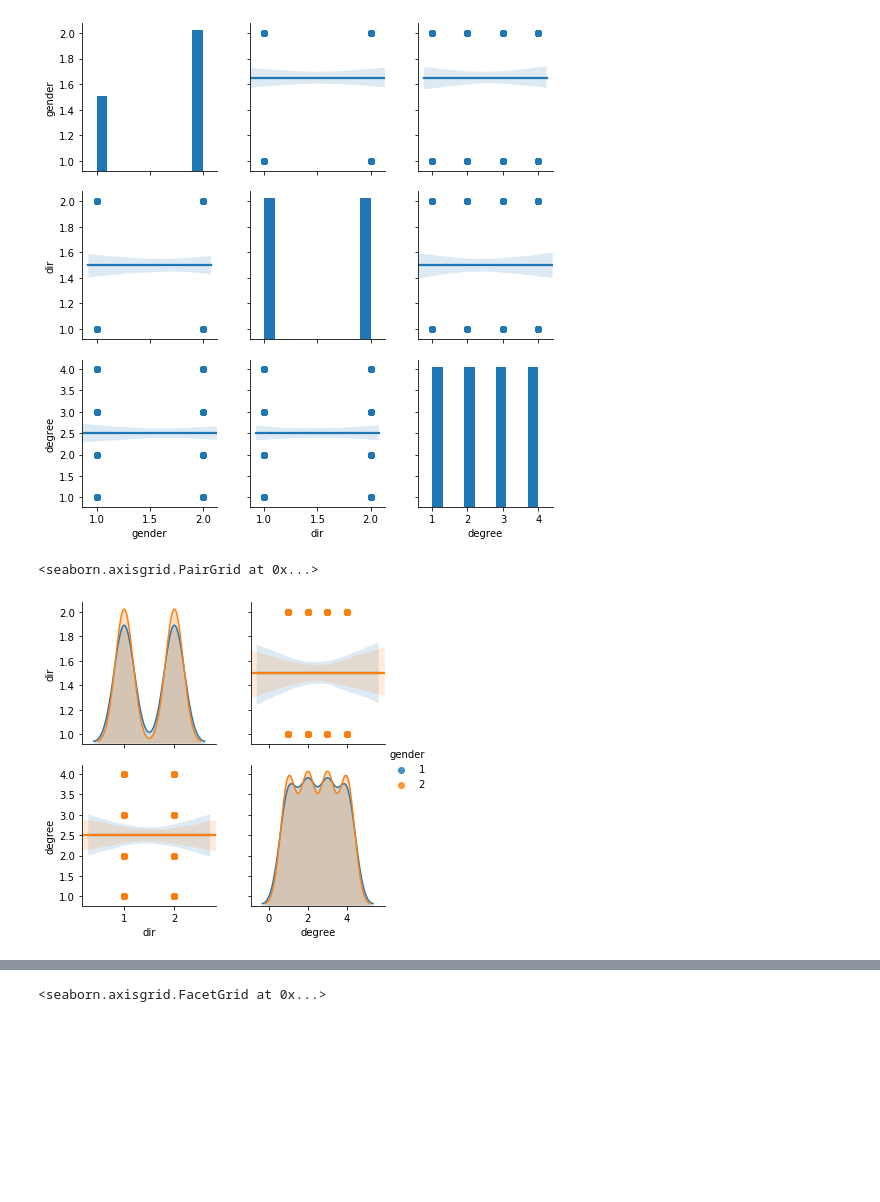
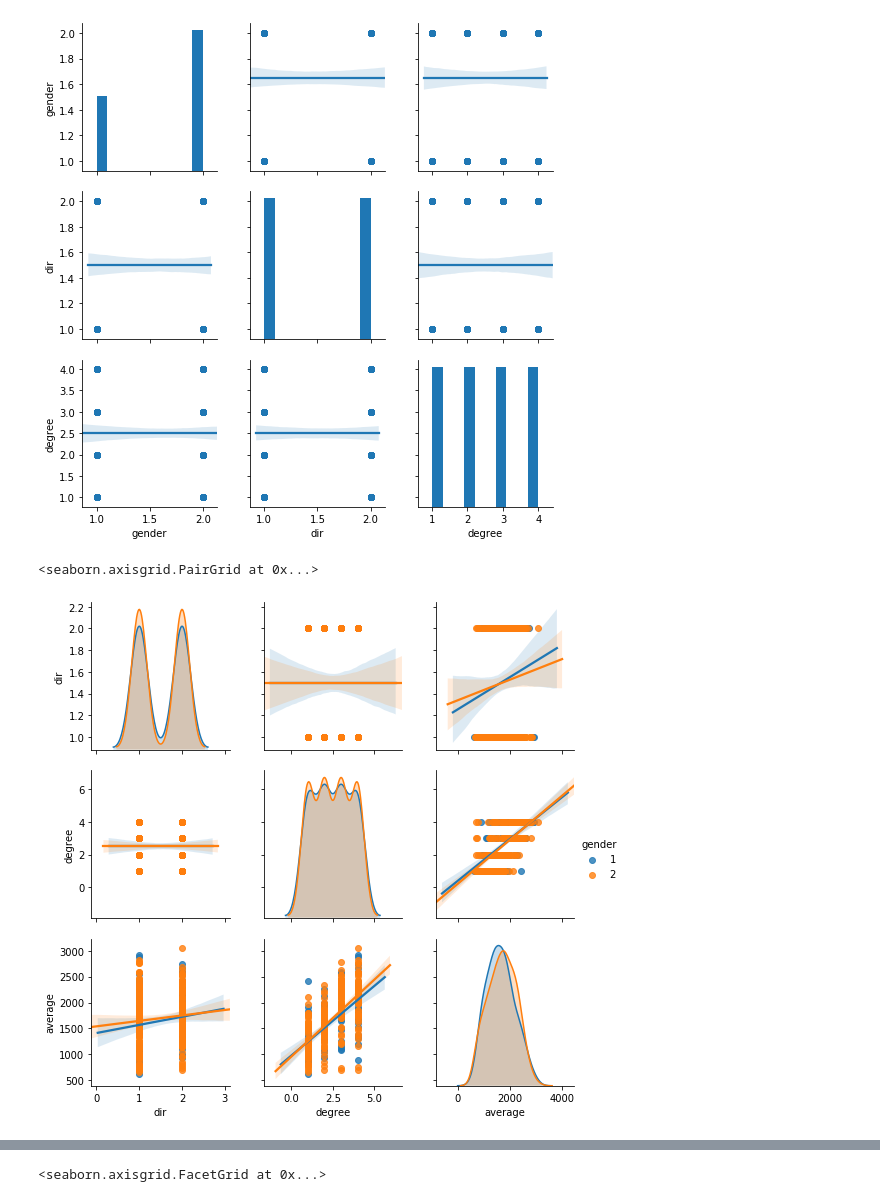
Before and after one commit to wuling31715/2018-NCCU-Machine-Learning, a Jupyter notebook: anova/demo.ipynb, the cells around one changed output, grey strips where cells are left out. Drawn from its saved outputs; the diff is of its cells as text; code cells hidden in the pictures; blank space fills up the shorter version.

```diff
--- a/anova/demo.ipynb
+++ b/anova/demo.ipynb
@@ -42,7 +43,7 @@ seaborn.pairplot(data, vars=['gender', 'dir', 'degree'], kind='reg')
 <seaborn.axisgrid.PairGrid at 0x...>
 [figure]
 # %%
-seaborn.pairplot(data, vars=['dir', 'degree'], kind='reg', hue='gender')
+seaborn.pairplot(data, vars=['dir', 'degree', 'average'], kind='reg', hue='gender')
 # %% [output]
 <seaborn.axisgrid.PairGrid at 0x...>
-[figure, old version]
+[figure, new version]
```
Also changed, not shown: parts of 16 cells of this notebook.
